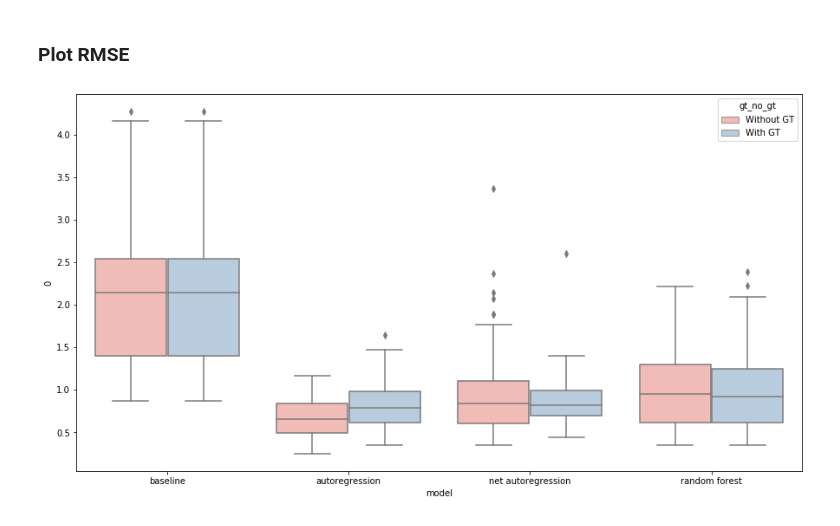
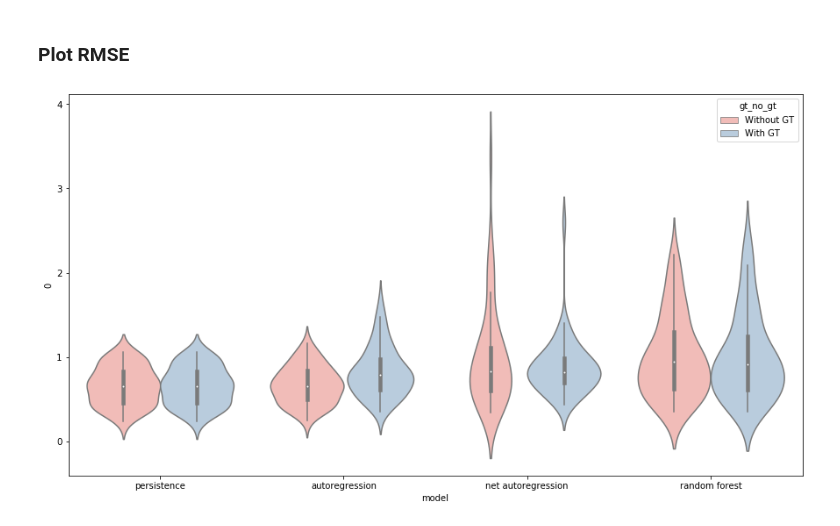
Before and after one commit to FiveSixSenvenEight/109B_flu_prediction, a Jupyter notebook: 02-analysis/models.ipynb, the cells around one changed output. Cells and saved outputs as stored; diff of their text form; code cells hidden in the pictures.

Commit message:
added persistence performance

```diff
--- a/02-analysis/models.ipynb
+++ b/02-analysis/models.ipynb
@@ -279,3 +309,7 @@ for state in states:
+# %%
+persistence_rmse = []
+for state in states:
+    persistence_rmse.append(persistence(state, if_plot=False))
 # %% [markdown]
 #### Linear Autoregression
 # %%
@@ -330,9 +364,13 @@ for state in states:
 # %% [markdown]
 ### Plot RMSE
 # %%
-baseline_df = pd.DataFrame(baseline_rmse)
-baseline_df['model'] = 'baseline'
-baseline_df['gt_no_gt'] = 'Without GT'
+# baseline_df = pd.DataFrame(baseline_rmse)
+# baseline_df['model'] = 'baseline'
+# baseline_df['gt_no_gt'] = 'Without GT'
+
+persistence_df = pd.DataFrame(persistence_rmse)
+persistence_df['model'] = 'persistence'
+persistence_df['gt_no_gt'] = 'Without GT'
 
 autoregression_df = pd.DataFrame(ar_rmse)
 autoregression_df['model'] = 'autoregression'
@@ -346,9 +384,13 @@ rf_df = pd.DataFrame(rf_rmse)
 rf_df['model'] = 'random forest'
 rf_df['gt_no_gt'] = 'Without GT'
 # %%
-baseline_gt = pd.DataFrame(baseline_rmse)
-baseline_gt['model'] = 'baseline'
-baseline_gt['gt_no_gt'] = 'With GT'
+# baseline_gt = pd.DataFrame(baseline_rmse)
+# baseline_gt['model'] = 'baseline'
+# baseline_gt['gt_no_gt'] = 'With GT'
+
+persistence_gt = pd.DataFrame(persistence_rmse)
+persistence_gt['model'] = 'persistence'
+persistence_gt['gt_no_gt'] = 'With GT'
 
 autoregression_gt = pd.DataFrame(argt_rmse)
 autoregression_gt['model'] = 'autoregression'
@@ -362,9 +404,9 @@ rf_gt = pd.DataFrame(rfgt_rmse)
 rf_gt['model'] = 'random forest'
 rf_gt['gt_no_gt'] = 'With GT'
 # %%
-rmse_df = pd.concat([baseline_df, autoregression_df, lnautoregression_df, rf_df, baseline_gt, autoregression_gt, lnautoregression_gt, rf_gt], ignore_index=True)
+rmse_df = pd.concat([persistence_df, autoregression_df, lnautoregression_df, rf_df, persistence_gt, autoregression_gt, lnautoregression_gt, rf_gt], ignore_index=True)
 # %%
 plt.figure(figsize = [15, 8])
-sns.boxplot(x="model", y=0, hue="gt_no_gt", data=rmse_df, palette="Pastel1");
+sns.violinplot(x="model", y=0, hue="gt_no_gt", data=rmse_df, palette="Pastel1");
 # %% [output]
-[figure, old version]
+[figure, new version]
```
Also changed, not shown: parts of 5 cells of this notebook.
